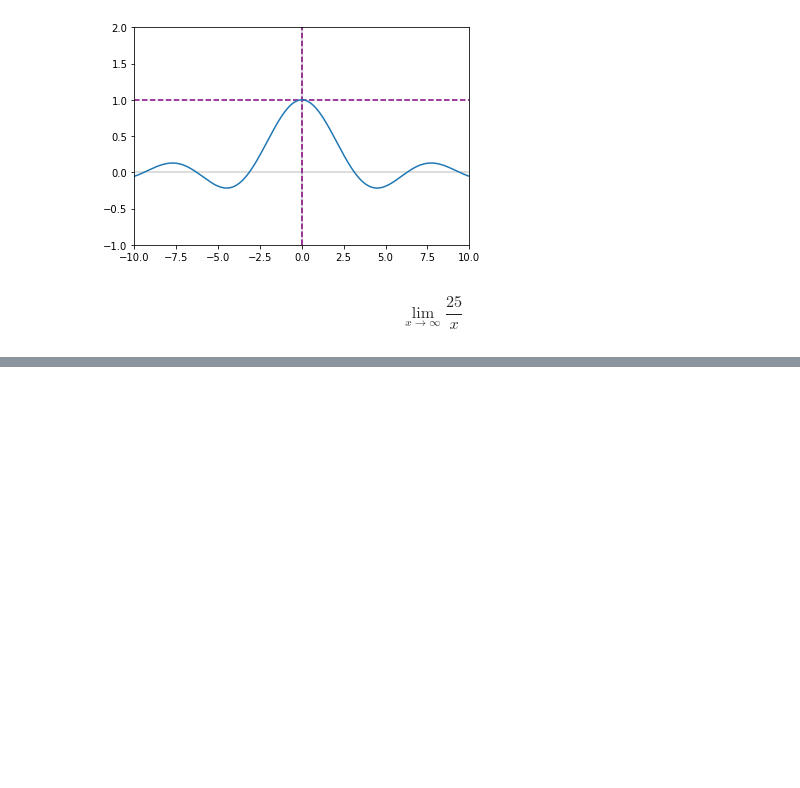
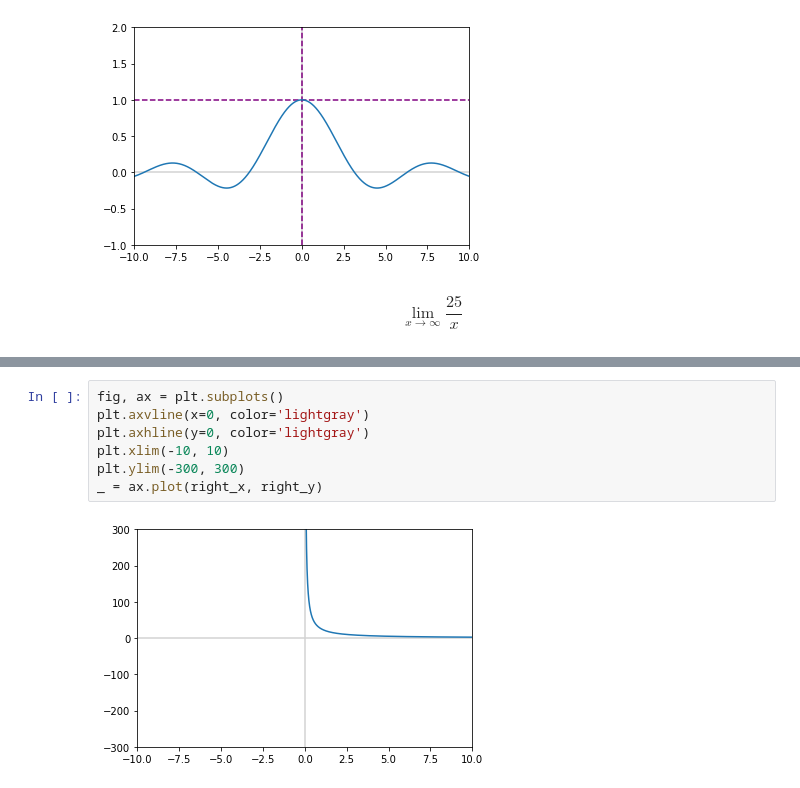
Before and after one commit to irawan09/Machine_Learning, a Jupyter notebook: Mathematical Foundations of ML/3 - Calculus I.ipynb, the cells around one changed output, grey strips where cells are left out. Cells and saved outputs as stored; diff of their text form; blank space fills up the shorter version.

```diff
--- a/Mathematical Foundations of ML/3 - Calculus I.ipynb
+++ b/Mathematical Foundations of ML/3 - Calculus I.ipynb
@@ -174,0 +204,9 @@ def inf_fxn(my_x)
+# %%
+fig, ax = plt.subplots()
+plt.axvline(x=0, color='lightgray')
+plt.axhline(y=0, color='lightgray')
+plt.xlim(-10, 10)
+plt.ylim(-300, 300)
+_ = ax.plot(right_x, right_y)
+# %% [output]
+[figure, added]
```
Also changed, not shown: parts of 32 cells of this notebook.
